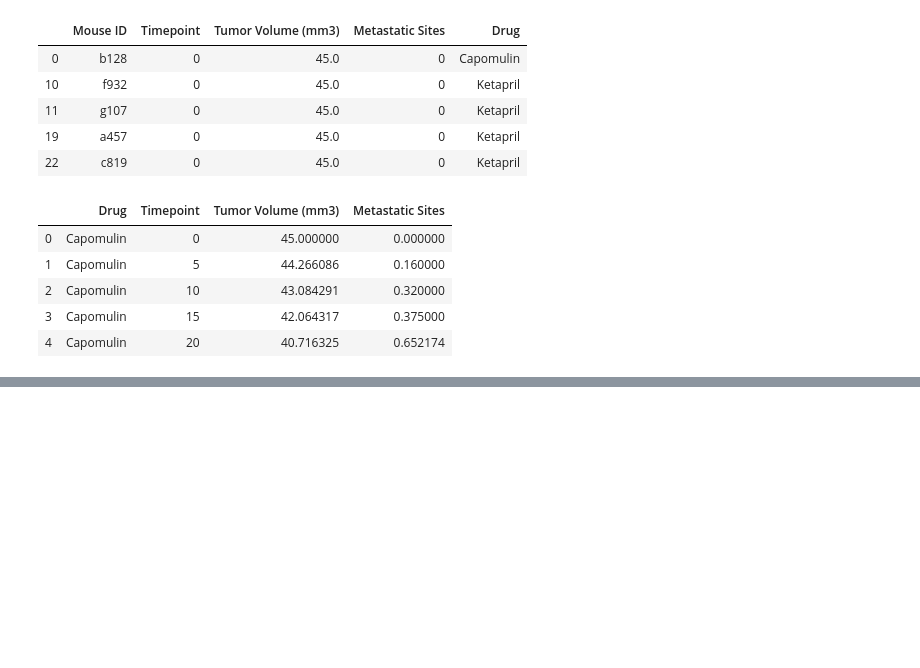
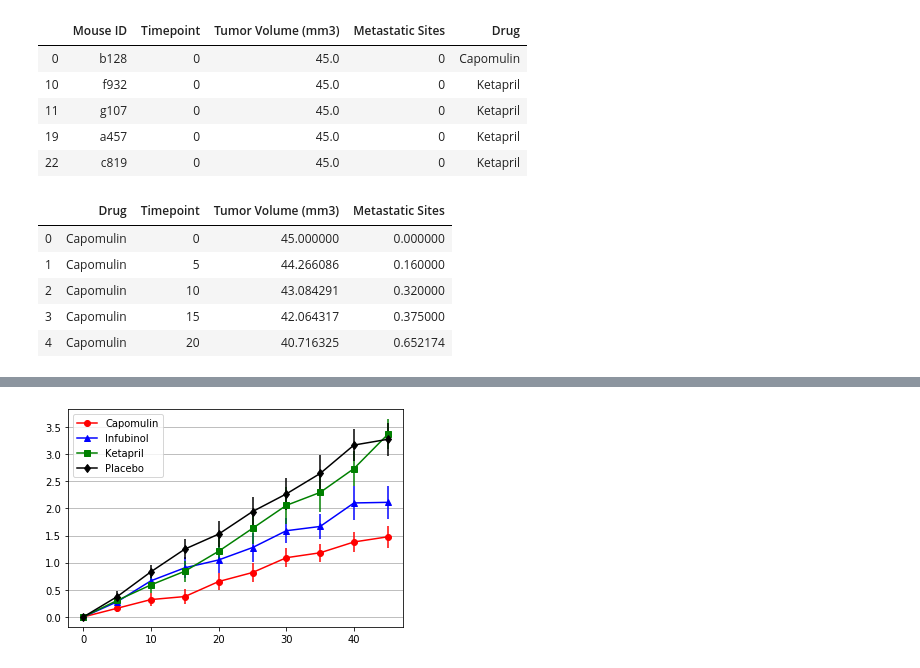
Before and after one commit to extrasauceontop/matplotlib-challenge, a Jupyter notebook: Pymaceuticals/Untitled.ipynb, the cells around one changed output, grey strips where cells are left out. Drawn from its saved outputs; the diff is of its cells as text; code cells hidden in the pictures; blank space fills up the shorter version.

```diff
--- a/Pymaceuticals/Untitled.ipynb
+++ b/Pymaceuticals/Untitled.ipynb
@@ -68,0 +129,10 @@ mean_tumor_df["Tumor Volume Error"] = mean_tumor_df.sem(axis = 1)
+# %%
+# Store the Standard Error associated with Met. Sites Grouped by Drug and Timepoint
+gb = df_combine.groupby(["Drug", "Timepoint"])
+# Convert to DataFrame
+sem_metastatic_df = gb.sem()
+sem_metastatic_df = sem_metastatic_df.reset_index()
+
+# Preview DataFrame
+sem_metastatic_df = sem_metastatic_df[["Drug", "Timepoint", "Metastatic Sites"]]
+sem_metastatic_df.head()
@@ -68,0 +146,6 @@ mean_tumor_df["Tumor Volume Error"] = mean_tumor_df.sem(axis = 1)
+# %%
+# Minor Data Munging to Re-Format the Data Frames
+mean_tumor_pivot = mean_tumor_df.pivot(index = "Timepoint", columns = "Drug")
+sem_metastatic_pivot = sem_metastatic_df.pivot(index = "Timepoint", columns = "Drug")
+# Preview that Reformatting worked
+mean_tumor_pivot.head()
@@ -68,0 +161,24 @@ mean_tumor_df["Tumor Volume Error"] = mean_tumor_df.sem(axis = 1)
+# %%
+# Generate the Plot (with Error Bars)
+times = []
+for row in sem_metastatic_pivot.index:
+    times.append(row)
+x_axis = times
+
+
+plt.plot( x_axis, mean_tumor_pivot["Metastatic Sites"]["Capomulin"], marker='o', markerfacecolor='red', color='red', label = "Capomulin")
+plt.plot( x_axis, mean_tumor_pivot["Metastatic Sites"]["Infubinol"], marker='^', markerfacecolor='blue', color='blue', label = "Infubinol")
+plt.plot( x_axis, mean_tumor_pivot["Metastatic Sites"]["Ketapril"], marker='s', markerfacecolor='green', color='green', label = "Ketapril")
+plt.plot( x_axis, mean_tumor_pivot["Metastatic Sites"]["Placebo"], marker='d', markerfacecolor='black', color='black', label = "Placebo")
+
+plt.errorbar(x_axis, mean_tumor_pivot["Metastatic Sites"]["Capomulin"], yerr = sem_metastatic_pivot["Metastatic Sites"]["Capomulin"], fmt = ' ', color = "red")
+plt.errorbar(x_axis, mean_tumor_pivot["Metastatic Sites"]["Infubinol"], yerr = sem_metastatic_pivot["Metastatic Sites"]["Infubinol"], fmt = ' ', color = "blue")
+plt.errorbar(x_axis, mean_tumor_pivot["Metastatic Sites"]["Ketapril"], yerr = sem_metastatic_pivot["Metastatic Sites"]["Ketapril"], fmt = ' ', color = "green")
+plt.errorbar(x_axis, mean_tumor_pivot["Metastatic Sites"]["Placebo"], yerr = sem_metastatic_pivot["Metastatic Sites"]["Placebo"], fmt = ' ', color = "black")
+
+plt.legend(loc='upper left')
+plt.rcParams["axes.grid.axis"] ="y"
+plt.rcParams["axes.grid"] = True
+# Save the Figure
+# %% [output]
+[figure, added]
```
Also changed, not shown: parts of 6 cells of this notebook, 1 other file.
